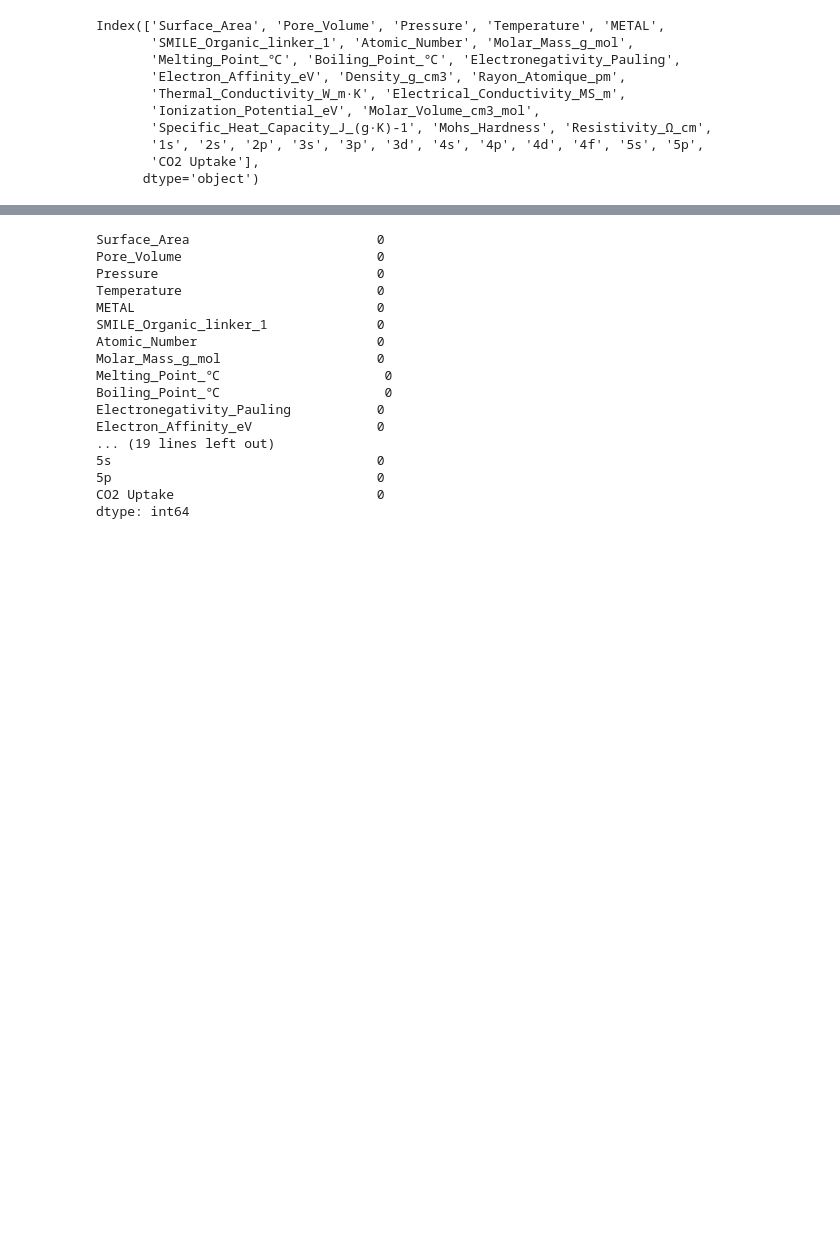
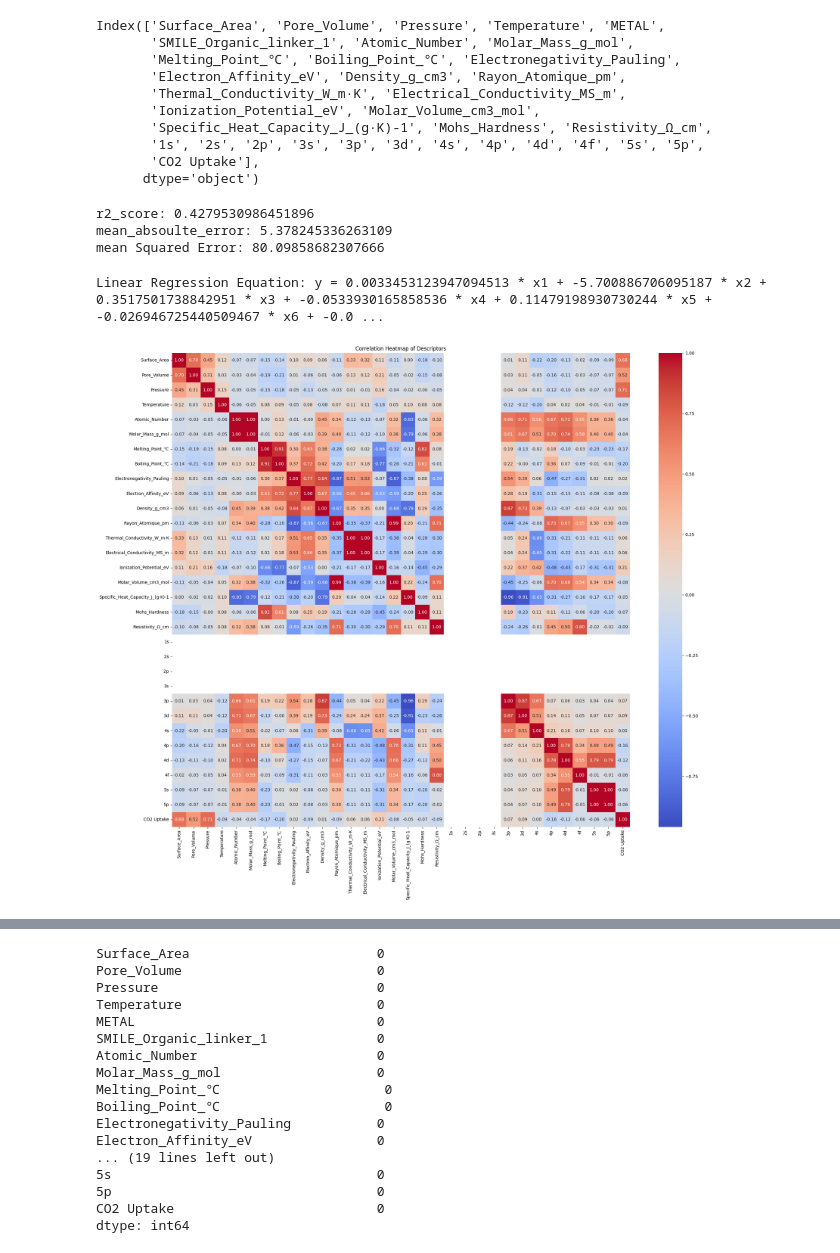
Before and after one commit to huliyao1115/Hello-world, a Jupyter notebook: Final Project.ipynb, the cells around one changed output, grey strips where cells are left out. Drawn from its saved outputs; the diff is of its cells as text; code cells hidden in the pictures; blank space fills up the shorter version.

```diff
--- a/Final Project.ipynb
+++ b/Final Project.ipynb
@@ -48,0 +111,28 @@ Index(['Surface_Area', 'Pore_Volume', 'Pressure', 'Temperature', 'METAL',
+# %%
+# Calculate R2
+r2 = r2_score(y_test, y_pred)
+
+# Calculate MSE
+MSE = mean_squared_error(y_test, y_pred)
+
+# Calculate MAE
+MAE = mean_absolute_error(y_test, y_pred)
+
+print("r2_score:", r2)
+print("mean_absoulte_error:", MAE)
+print("mean Squared Error:", MSE)
+# %% [output]
+r2_score: 0.4279530986451896
+mean_absoulte_error: 5.378245336263109
+mean Squared Error: 80.09858682307666
+# %%
+# Obtain the linear equation
+m = model.coef_
+b = model.intercept_
+
+print("Linear Regression Equation: y =", end=" ")
+for i in range(len(m)):
+    print(f"{m[i]} * x{i+1} +", end=" ")
+print(b)
+# %% [output]
+Linear Regression Equation: y = 0.0033453123947094513 * x1 + -5.700886706095187 * x2 + 0.3517501738842951 * x3 + -0.0533930165858536 * x4 + 0.11479198930730244 * x5 + -0.026946725440509467 * x6 + -0.0 ...
@@ -48,0 +142,10 @@ Index(['Surface_Area', 'Pore_Volume', 'Pressure', 'Temperature', 'METAL',
+# %%
+# Calculate the correlation matrix between descriptors
+correlation_matrix = df.corr()
+
+plt.figure(figsize=(24, 20))
+sns.heatmap(correlation_matrix, annot=True, cmap='coolwarm', fmt=".2f")
+plt.title('Correlation Heatmap of Descriptors')
+plt.show()
+# %% [output]
+[figure, added]
```
Also changed, not shown: parts of 12 cells of this notebook.
